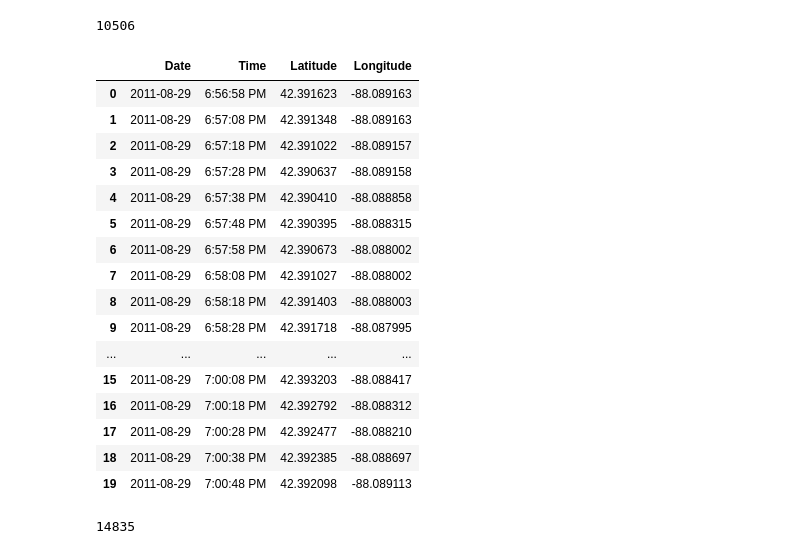
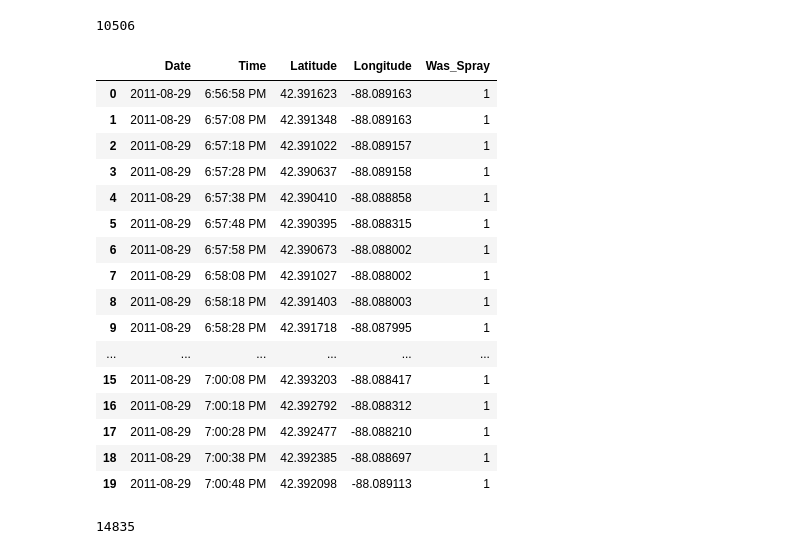
Before and after one commit to YuliaGoryachev/Kaggle_Nile, a Jupyter notebook: west_nile/src/measurement_locations.ipynb, the cells around one changed output. Cells and saved outputs as stored; diff of their text form; code cells hidden in the pictures.

```diff
--- a/west_nile/src/measurement_locations.ipynb
+++ b/west_nile/src/measurement_locations.ipynb
@@ -1,5 +1,7 @@
 # %% [markdown]
 ## West Nile virus predictions
+# %%
+pd.set_option('display.max_columns',100)
 # %%
 # Code is borrowed from: https://www.kaggle.com/users/213536/vasco/predict-west-nile-virus/west-nile-heatmap
 import pandas as pd
@@ -65,25 +67,26 @@ len(traps)
 spray = pd.read_csv('../input/spray.csv')
 weather = pd.read_csv('../input/weather.csv',na_values=['M'])
 # %%
+spray['Was_Spray'] = [1]*len(spray)
 spray.head(20)
 # %% [output]
-|  | Date | Time | Latitude | Longitude |
-| 0 | 2011-08-29 | 6:56:58 PM | 42.391623 | -88.089163 |
-| 1 | 2011-08-29 | 6:57:08 PM | 42.391348 | -88.089163 |
-| 2 | 2011-08-29 | 6:57:18 PM | 42.391022 | -88.089157 |
-| 3 | 2011-08-29 | 6:57:28 PM | 42.390637 | -88.089158 |
-| 4 | 2011-08-29 | 6:57:38 PM | 42.390410 | -88.088858 |
-| 5 | 2011-08-29 | 6:57:48 PM | 42.390395 | -88.088315 |
-| 6 | 2011-08-29 | 6:57:58 PM | 42.390673 | -88.088002 |
-| 7 | 2011-08-29 | 6:58:08 PM | 42.391027 | -88.088002 |
-| 8 | 2011-08-29 | 6:58:18 PM | 42.391403 | -88.088003 |
-| 9 | 2011-08-29 | 6:58:28 PM | 42.391718 | -88.087995 |
-| ... | ... | ... | ... | ... |
-| 15 | 2011-08-29 | 7:00:08 PM | 42.393203 | -88.088417 |
-| 16 | 2011-08-29 | 7:00:18 PM | 42.392792 | -88.088312 |
-| 17 | 2011-08-29 | 7:00:28 PM | 42.392477 | -88.088210 |
-| 18 | 2011-08-29 | 7:00:38 PM | 42.392385 | -88.088697 |
-| 19 | 2011-08-29 | 7:00:48 PM | 42.392098 | -88.089113 |
+|  | Date | Time | Latitude | Longitude | Was_Spray |
+| 0 | 2011-08-29 | 6:56:58 PM | 42.391623 | -88.089163 | 1 |
+| 1 | 2011-08-29 | 6:57:08 PM | 42.391348 | -88.089163 | 1 |
+| 2 | 2011-08-29 | 6:57:18 PM | 42.391022 | -88.089157 | 1 |
+| 3 | 2011-08-29 | 6:57:28 PM | 42.390637 | -88.089158 | 1 |
+| 4 | 2011-08-29 | 6:57:38 PM | 42.390410 | -88.088858 | 1 |
+| 5 | 2011-08-29 | 6:57:48 PM | 42.390395 | -88.088315 | 1 |
+| 6 | 2011-08-29 | 6:57:58 PM | 42.390673 | -88.088002 | 1 |
+| 7 | 2011-08-29 | 6:58:08 PM | 42.391027 | -88.088002 | 1 |
+| 8 | 2011-08-29 | 6:58:18 PM | 42.391403 | -88.088003 | 1 |
+| 9 | 2011-08-29 | 6:58:28 PM | 42.391718 | -88.087995 | 1 |
+| ... | ... | ... | ... | ... | ... |
+| 15 | 2011-08-29 | 7:00:08 PM | 42.393203 | -88.088417 | 1 |
+| 16 | 2011-08-29 | 7:00:18 PM | 42.392792 | -88.088312 | 1 |
+| 17 | 2011-08-29 | 7:00:28 PM | 42.392477 | -88.088210 | 1 |
+| 18 | 2011-08-29 | 7:00:38 PM | 42.392385 | -88.088697 | 1 |
+| 19 | 2011-08-29 | 7:00:48 PM | 42.392098 | -88.089113 | 1 |
 # %%
 len(spray)
 # %% [output]
```
Also changed, not shown: parts of 49 cells of this notebook, 1 other file.
